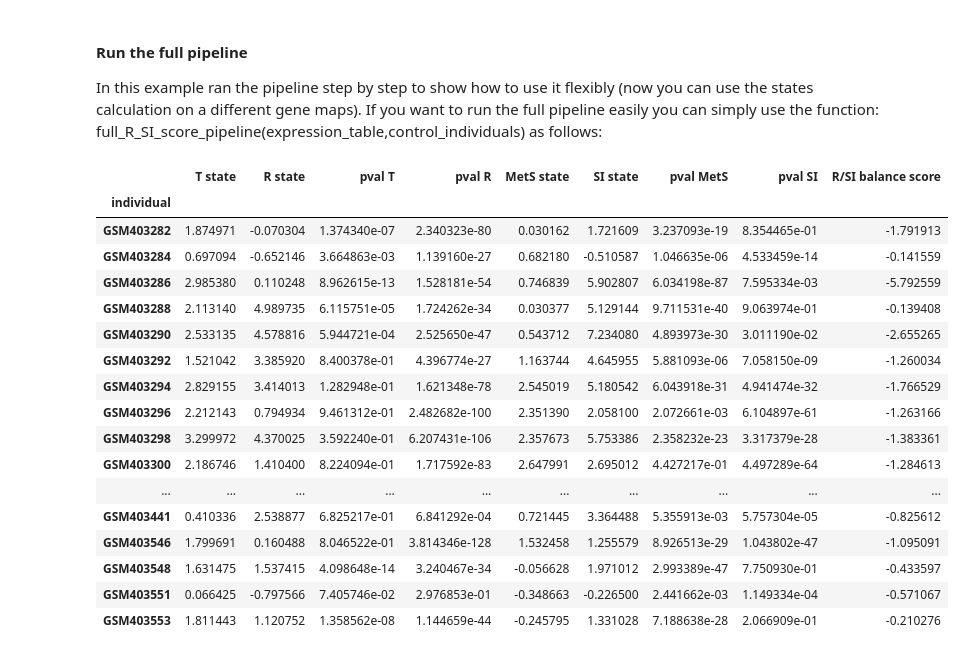
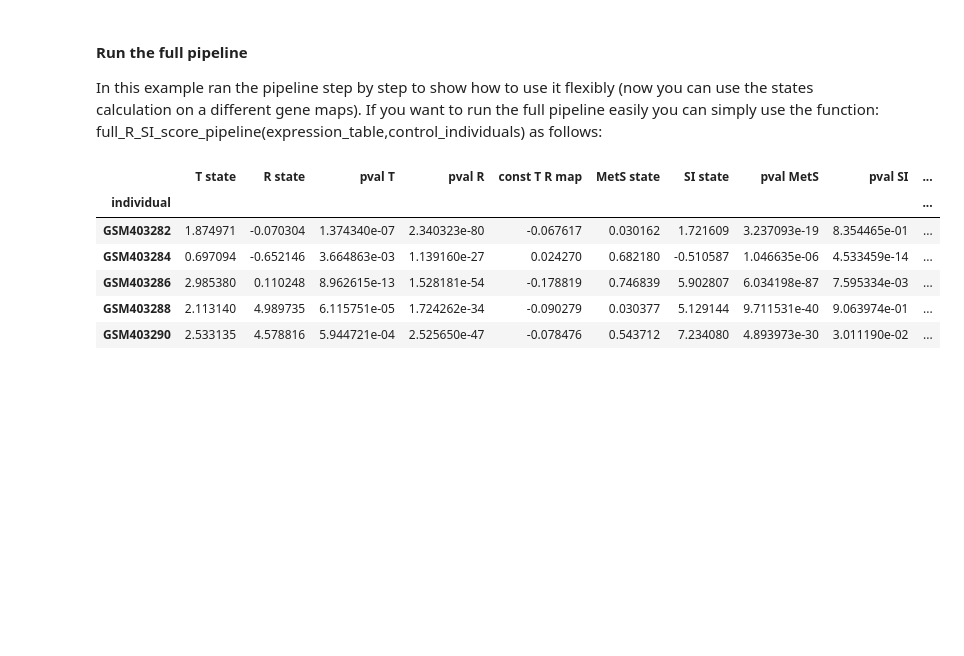
Before and after one commit to rachelbl2/Personalized-inflammatory-scores-Pipeline, a Jupyter notebook: running_example.ipynb, the cells around one changed output. Cells and saved outputs as stored; diff of their text form; code cells hidden in the pictures; blank space fills up the shorter version.

```diff
--- a/running_example.ipynb
+++ b/running_example.ipynb
@@ -148,23 +126,12 @@ In this example ran the pipeline step by step to show how to use it flexibly (no
 If you want to run the full pipeline easily you can simply use the function: full_R_SI_score_pipeline(expression_table,control_individuals) as follows:
 # %%
 full_states_table = states_pipeline.full_R_SI_score_pipeline(expression_table,control_individuals)
-full_states_table
+full_states_table.head()
 # %% [output]
-|  | T state | R state | pval T | pval R | MetS state | SI state | pval MetS | pval SI | R/SI balance score |
-| individual |  |  |  |  |  |  |  |  |  |
-| GSM403282 | 1.874971 | -0.070304 | 1.374340e-07 | 2.340323e-80 | 0.030162 | 1.721609 | 3.237093e-19 | 8.354465e-01 | -1.791913 |
-| GSM403284 | 0.697094 | -0.652146 | 3.664863e-03 | 1.139160e-27 | 0.682180 | -0.510587 | 1.046635e-06 | 4.533459e-14 | -0.141559 |
-| GSM403286 | 2.985380 | 0.110248 | 8.962615e-13 | 1.528181e-54 | 0.746839 | 5.902807 | 6.034198e-87 | 7.595334e-03 | -5.792559 |
-| GSM403288 | 2.113140 | 4.989735 | 6.115751e-05 | 1.724262e-34 | 0.030377 | 5.129144 | 9.711531e-40 | 9.063974e-01 | -0.139408 |
-| GSM403290 | 2.533135 | 4.578816 | 5.944721e-04 | 2.525650e-47 | 0.543712 | 7.234080 | 4.893973e-30 | 3.011190e-02 | -2.655265 |
-| GSM403292 | 1.521042 | 3.385920 | 8.400378e-01 | 4.396774e-27 | 1.163744 | 4.645955 | 5.881093e-06 | 7.058150e-09 | -1.260034 |
-| GSM403294 | 2.829155 | 3.414013 | 1.282948e-01 | 1.621348e-78 | 2.545019 | 5.180542 | 6.043918e-31 | 4.941474e-32 | -1.766529 |
-| GSM403296 | 2.212143 | 0.794934 | 9.461312e-01 | 2.482682e-100 | 2.351390 | 2.058100 | 2.072661e-03 | 6.104897e-61 | -1.263166 |
-| GSM403298 | 3.299972 | 4.370025 | 3.592240e-01 | 6.207431e-106 | 2.357673 | 5.753386 | 2.358232e-23 | 3.317379e-28 | -1.383361 |
-| GSM403300 | 2.186746 | 1.410400 | 8.224094e-01 | 1.717592e-83 | 2.647991 | 2.695012 | 4.427217e-01 | 4.497289e-64 | -1.284613 |
-| ... | ... | ... | ... | ... | ... | ... | ... | ... | ... |
-| GSM403441 | 0.410336 | 2.538877 | 6.825217e-01 | 6.841292e-04 | 0.721445 | 3.364488 | 5.355913e-03 | 5.757304e-05 | -0.825612 |
-| GSM403546 | 1.799691 | 0.160488 | 8.046522e-01 | 3.814346e-128 | 1.532458 | 1.255579 | 8.926513e-29 | 1.043802e-47 | -1.095091 |
-| GSM403548 | 1.631475 | 1.537415 | 4.098648e-14 | 3.240467e-34 | -0.056628 | 1.971012 | 2.993389e-47 | 7.750930e-01 | -0.433597 |
-| GSM403551 | 0.066425 | -0.797566 | 7.405746e-02 | 2.976853e-01 | -0.348663 | -0.226500 | 2.441662e-03 | 1.149334e-04 | -0.571067 |
-| GSM403553 | 1.811443 | 1.120752 | 1.358562e-08 | 1.144659e-44 | -0.245795 | 1.331028 | 7.188638e-28 | 2.066909e-01 | -0.210276 |
+|  | T state | R state | pval T | pval R | const T R map | MetS state | SI state | pval MetS | pval SI | ... |
+| individual |  |  |  |  |  |  |  |  |  | ... |
+| GSM403282 | 1.874971 | -0.070304 | 1.374340e-07 | 2.340323e-80 | -0.067617 | 0.030162 | 1.721609 | 3.237093e-19 | 8.354465e-01 | ... |
+| GSM403284 | 0.697094 | -0.652146 | 3.664863e-03 | 1.139160e-27 | 0.024270 | 0.682180 | -0.510587 | 1.046635e-06 | 4.533459e-14 | ... |
+| GSM403286 | 2.985380 | 0.110248 | 8.962615e-13 | 1.528181e-54 | -0.178819 | 0.746839 | 5.902807 | 6.034198e-87 | 7.595334e-03 | ... |
+| GSM403288 | 2.113140 | 4.989735 | 6.115751e-05 | 1.724262e-34 | -0.090279 | 0.030377 | 5.129144 | 9.711531e-40 | 9.063974e-01 | ... |
+| GSM403290 | 2.533135 | 4.578816 | 5.944721e-04 | 2.525650e-47 | -0.078476 | 0.543712 | 7.234080 | 4.893973e-30 | 3.011190e-02 | ... |
```
Also changed, not shown: parts of 2 cells of this notebook.
